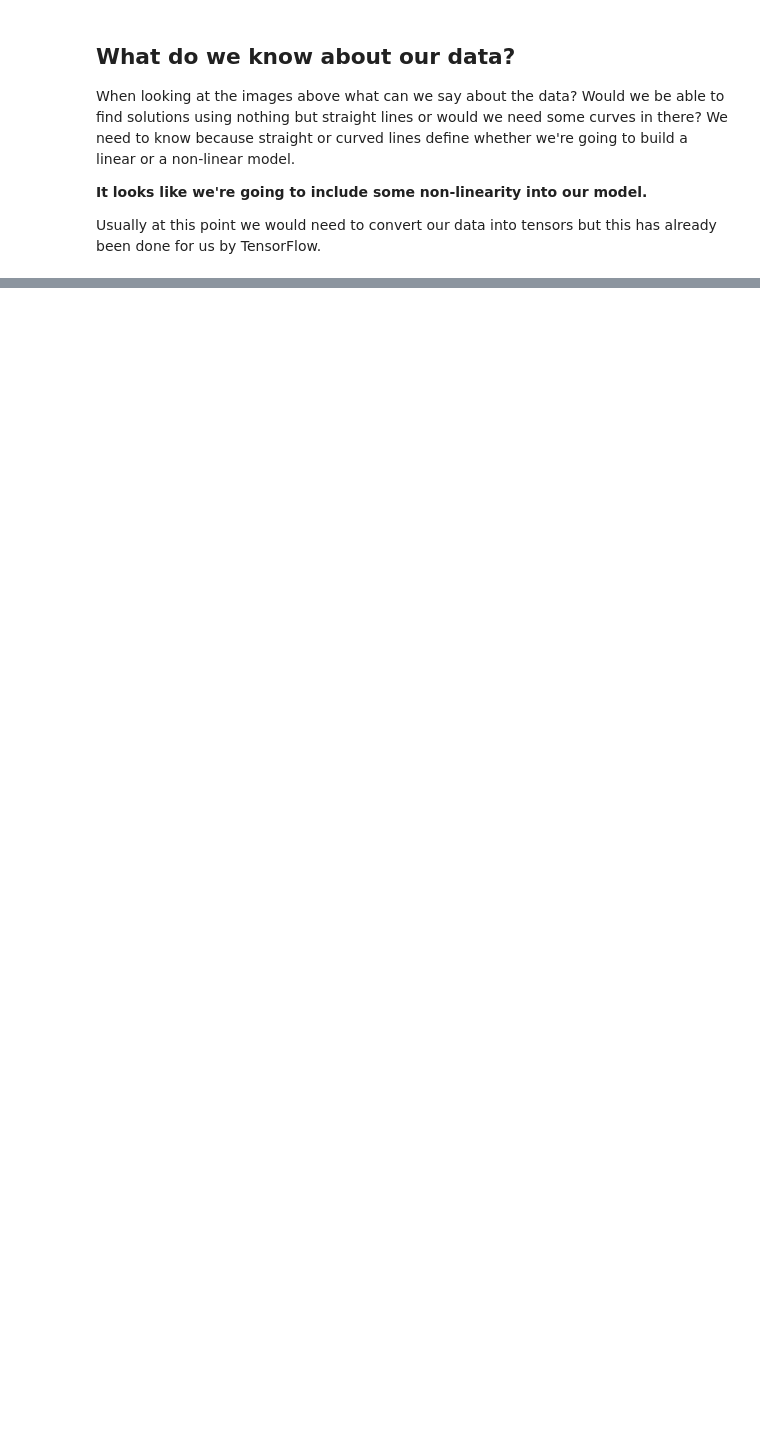
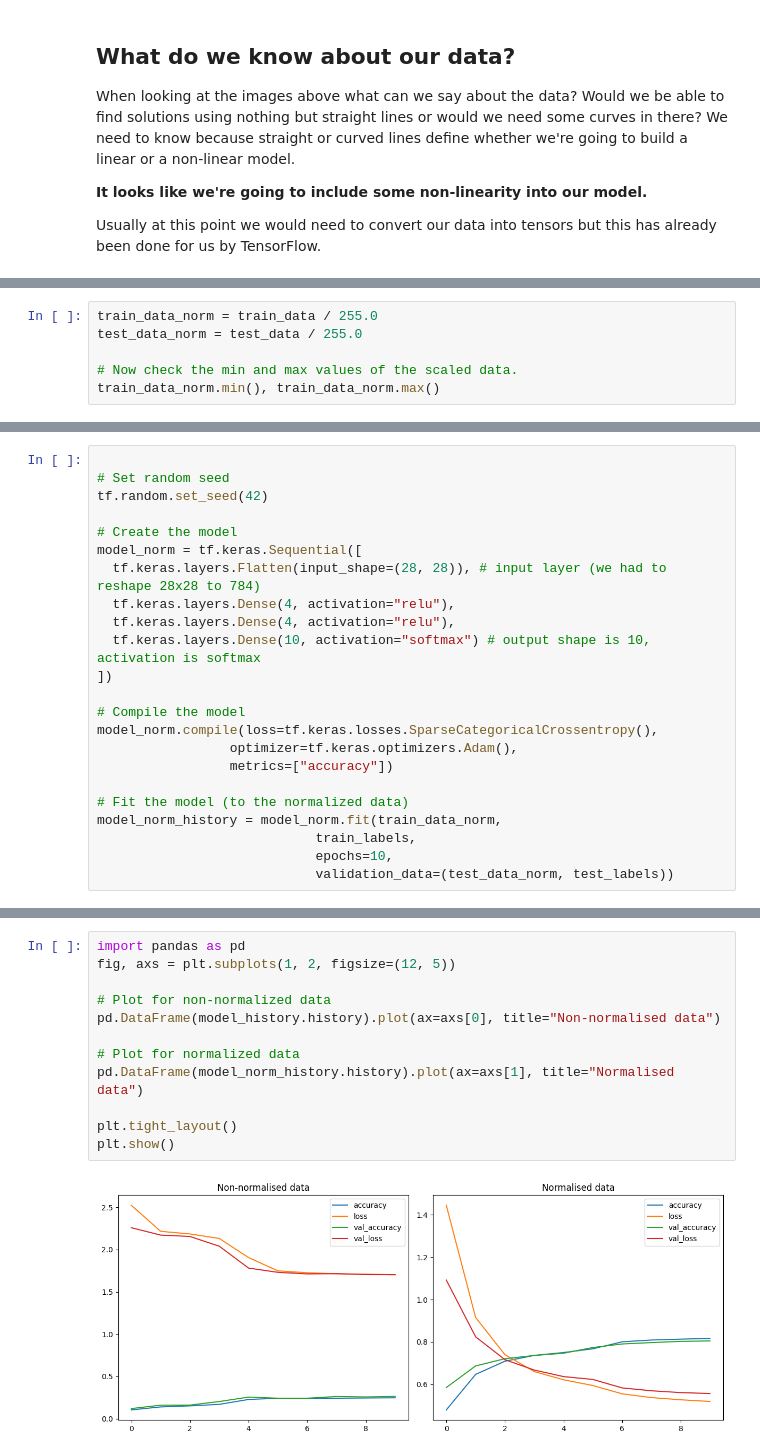
Before and after one commit to 4igeek/TensorFlow, a Jupyter notebook: Classification/MultiClassClassification.ipynb, the cells around one changed output, grey strips where cells are left out. Saved outputs shown, nothing was run; the diff lists cells and outputs as text; blank space fills up the shorter version.

```diff
--- a/Classification/MultiClassClassification.ipynb
+++ b/Classification/MultiClassClassification.ipynb
@@ -137,0 +226,6 @@ We can see from the table above what "things" need to be changed when we switch
+# %%
+train_data_norm = train_data / 255.0
+test_data_norm = test_data / 255.0
+
+# Now check the min and max values of the scaled data.
+train_data_norm.min(), train_data_norm.max()
@@ -137,0 +234,23 @@ We can see from the table above what "things" need to be changed when we switch
+# %%
+
+# Set random seed
+tf.random.set_seed(42)
+
+# Create the model
+model_norm = tf.keras.Sequential([
+  tf.keras.layers.Flatten(input_shape=(28, 28)), # input layer (we had to reshape 28x28 to 784)
+  tf.keras.layers.Dense(4, activation="relu"),
+  tf.keras.layers.Dense(4, activation="relu"),
+  tf.keras.layers.Dense(10, activation="softmax") # output shape is 10, activation is softmax
+])
+
+# Compile the model
+model_norm.compile(loss=tf.keras.losses.SparseCategoricalCrossentropy(),
+                 optimizer=tf.keras.optimizers.Adam(),
+                 metrics=["accuracy"])
+
+# Fit the model (to the normalized data)
+model_norm_history = model_norm.fit(train_data_norm,
+                            train_labels,
+                            epochs=10,
+                            validation_data=(test_data_norm, test_labels))
@@ -137,0 +282,14 @@ We can see from the table above what "things" need to be changed when we switch
+# %%
+import pandas as pd
+fig, axs = plt.subplots(1, 2, figsize=(12, 5))
+
+# Plot for non-normalized data
+pd.DataFrame(model_history.history).plot(ax=axs[0], title="Non-normalised data")
+
+# Plot for normalized data
+pd.DataFrame(model_norm_history.history).plot(ax=axs[1], title="Normalised data")
+
+plt.tight_layout()
+plt.show()
+# %% [output]
+[figure, added]
```
Also changed, not shown: parts of 13 cells of this notebook.
